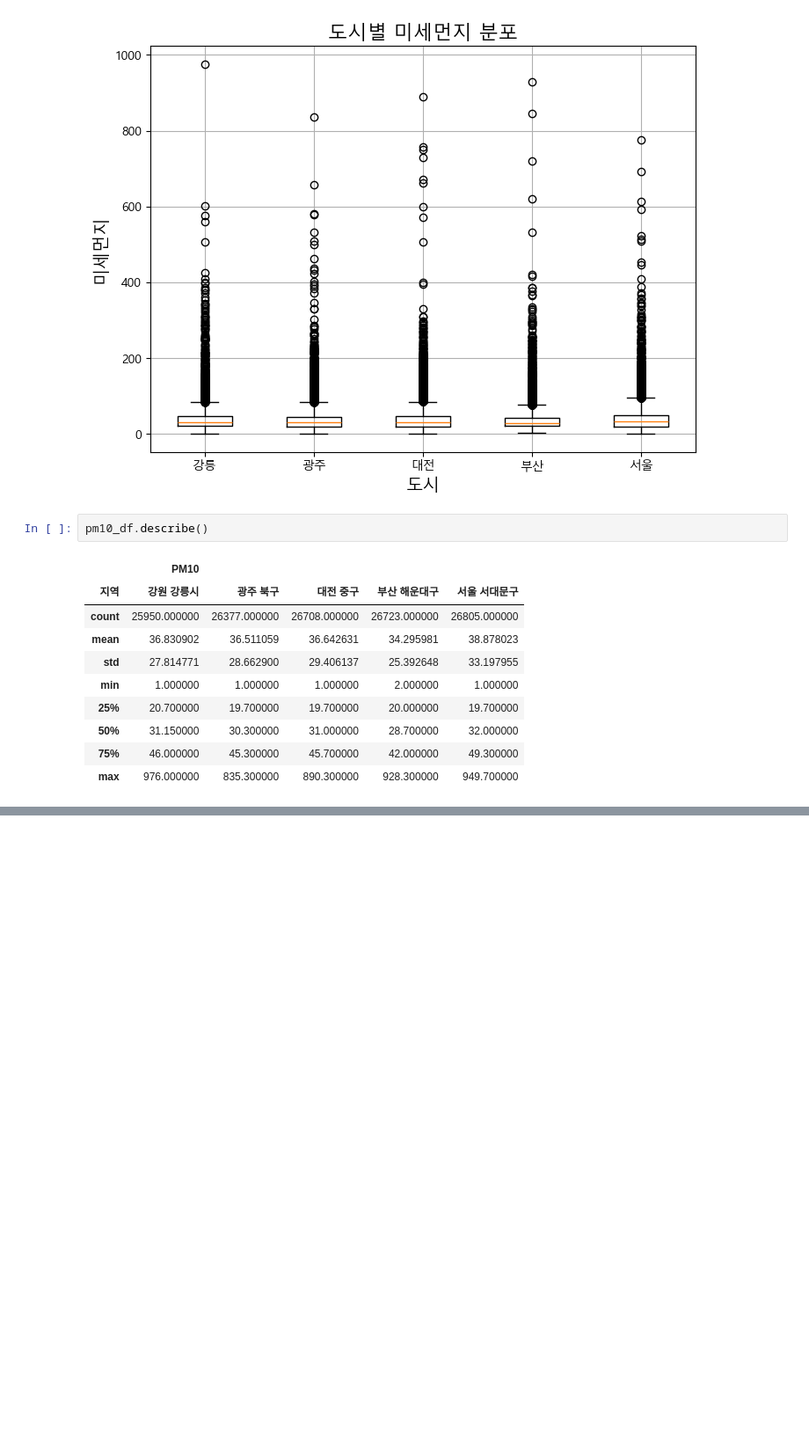
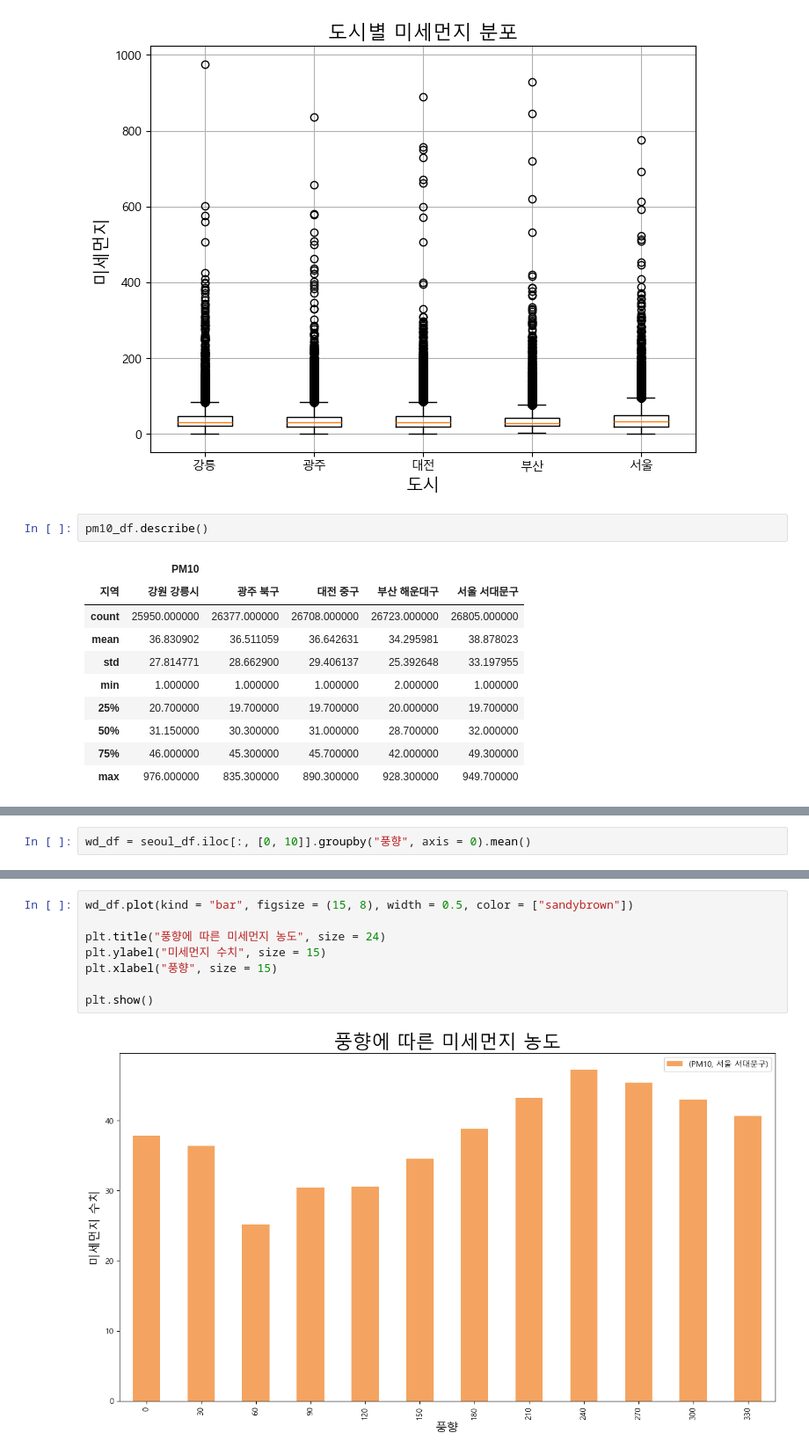
Before and after one commit to sangilhwang/KIT, a Jupyter notebook: FinalProject/18. 종속변수 분석.ipynb, the cells around one changed output, grey strips where cells are left out. Shown at 88% size. Drawn from its saved outputs; the diff is of its cells as text; blank space fills up the shorter version.

```diff
--- a/FinalProject/18. 종속변수 분석.ipynb
+++ b/FinalProject/18. 종속변수 분석.ipynb
@@ -162,0 +177,2 @@ pm10_df.describe()
+# %%
+wd_df = seoul_df.iloc[:, [0, 10]].groupby("풍향", axis = 0).mean()
@@ -162,0 +196,10 @@ pm10_df.describe()
+# %%
+wd_df.plot(kind = "bar", figsize = (15, 8), width = 0.5, color = ["sandybrown"])
+
+plt.title("풍향에 따른 미세먼지 농도", size = 24)
+plt.ylabel("미세먼지 수치", size = 15)
+plt.xlabel("풍향", size = 15)
+
+plt.show()
+# %% [output]
+[figure, added]
```
Also changed, not shown: parts of 45 cells of this notebook, 2 other files.
